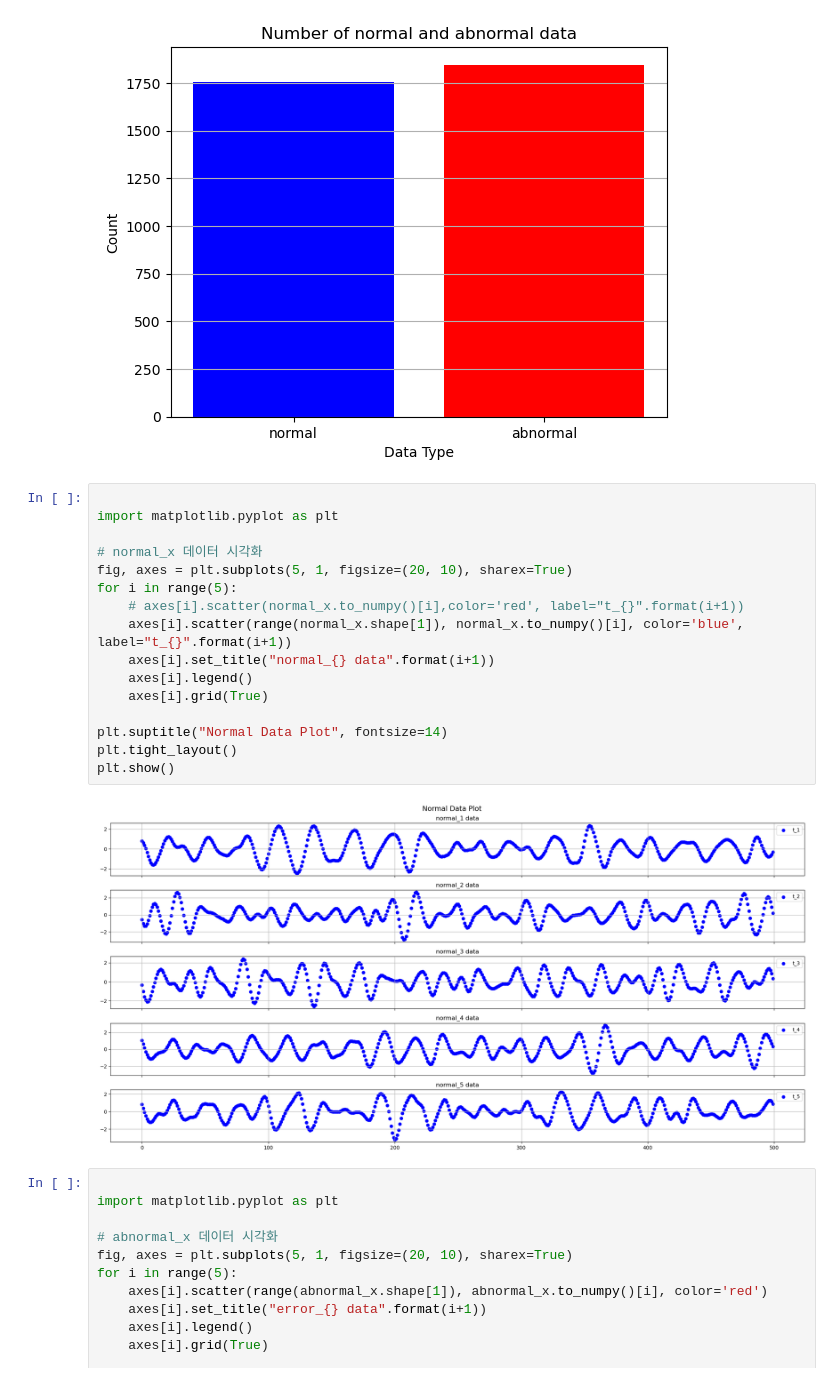
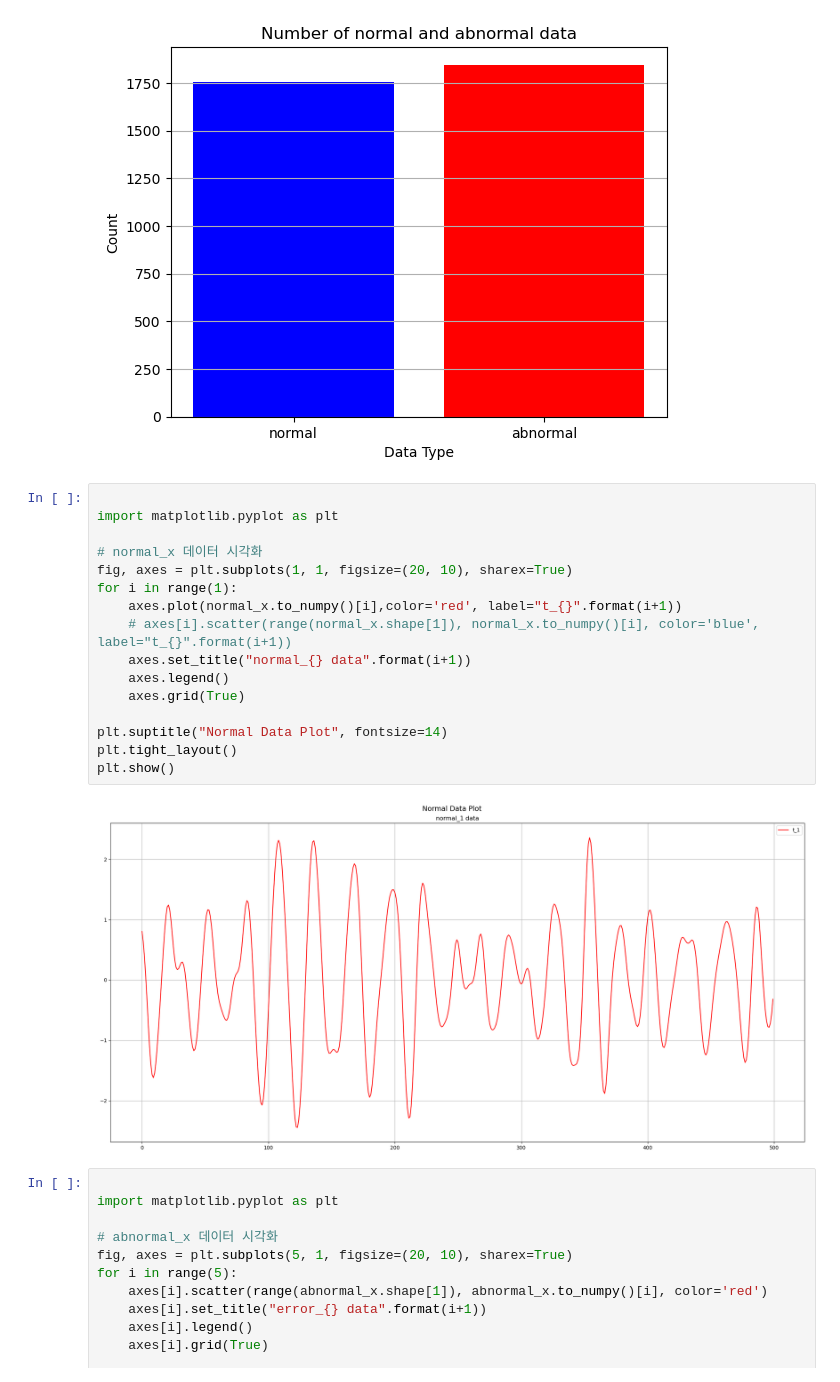
Before and after one commit to Aple-pen/fordA_ai_research, a Jupyter notebook: fordA.ipynb, the cells around one changed output. Cells and saved outputs as stored; diff of their text form.

```diff
--- a/fordA.ipynb
+++ b/fordA.ipynb
@@ -56,21 +56,21 @@ plt.show()
 # %%
 
 import matplotlib.pyplot as plt
 
 # normal_x 데이터 시각화
-fig, axes = plt.subplots(5, 1, figsize=(20, 10), sharex=True)
-for i in range(5):
-    # axes[i].scatter(normal_x.to_numpy()[i],color='red', label="t_{}".format(i+1))
-    axes[i].scatter(range(normal_x.shape[1]), normal_x.to_numpy()[i], color='blue', label="t_{}".format(i+1))
-    axes[i].set_title("normal_{} data".format(i+1))
-    axes[i].legend()
-    axes[i].grid(True)
+fig, axes = plt.subplots(1, 1, figsize=(20, 10), sharex=True)
+for i in range(1):
+    axes.plot(normal_x.to_numpy()[i],color='red', label="t_{}".format(i+1))
+    # axes[i].scatter(range(normal_x.shape[1]), normal_x.to_numpy()[i], color='blue', label="t_{}".format(i+1))
+    axes.set_title("normal_{} data".format(i+1))
+    axes.legend()
+    axes.grid(True)
 
 plt.suptitle("Normal Data Plot", fontsize=14)
 plt.tight_layout()
 plt.show()
 # %% [output]
-[figure, old version]
+[figure, new version]
 # %%
 
 import matplotlib.pyplot as plt
```
Also changed, not shown: parts of 1 cell of this notebook, 2 other files.
